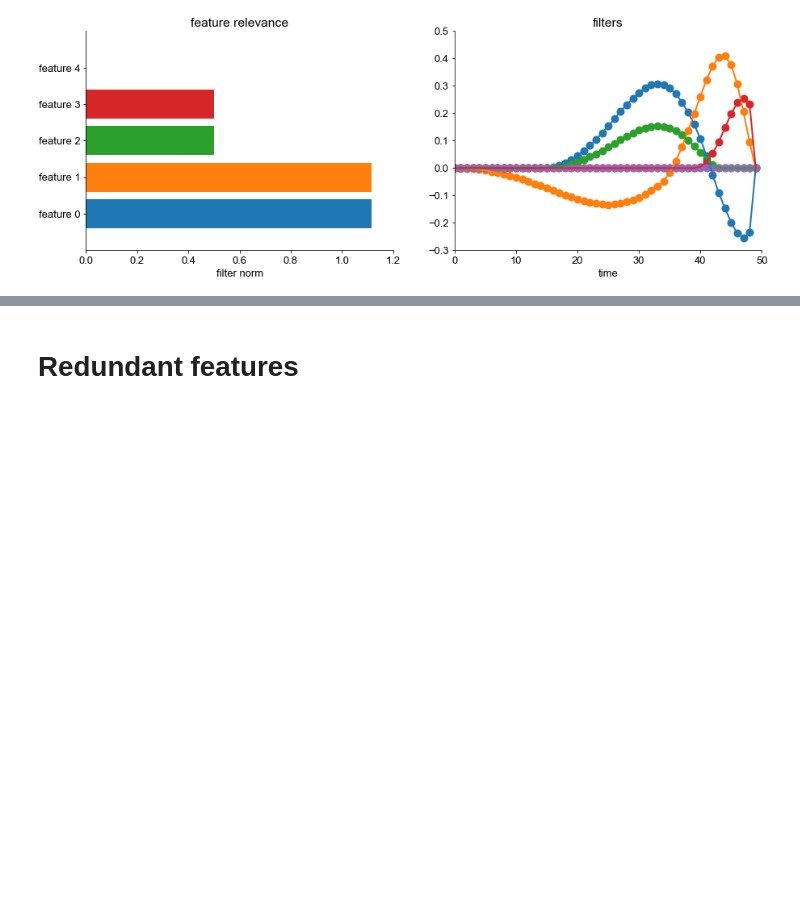
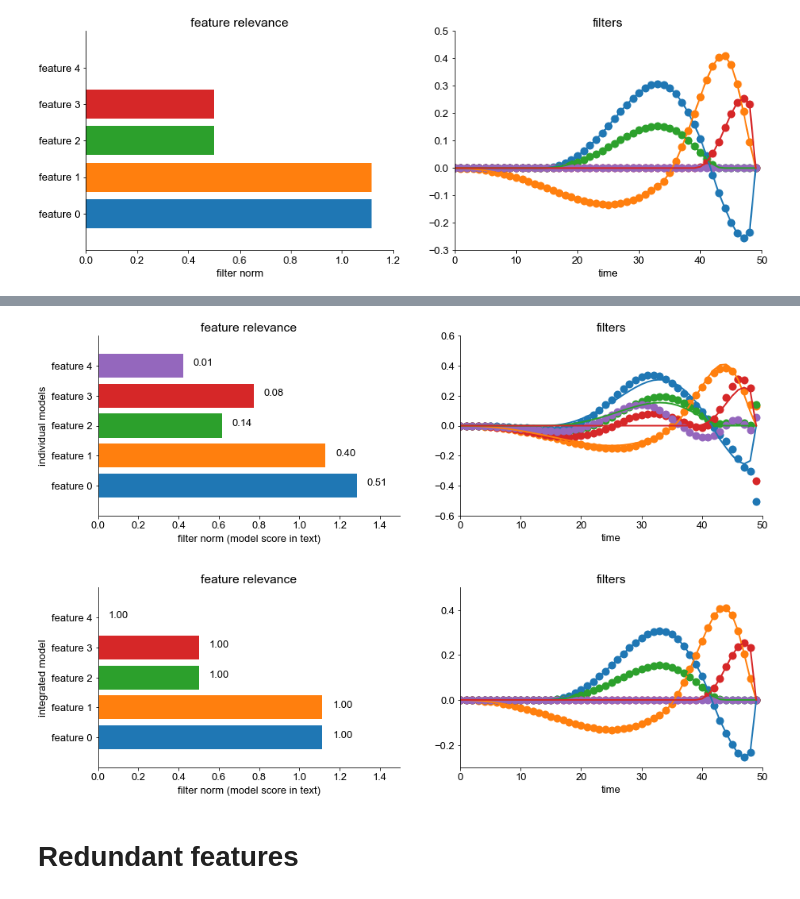
Before and after one commit to janclemenslab/glm_utils, a Jupyter notebook: demo/multiple_inputs.ipynb, the cells around one changed output, grey strips where cells are left out. Saved outputs shown, nothing was run; the diff lists cells and outputs as text; code cells hidden in the pictures; blank space fills up the shorter version.

Commit message:
added individual models

```diff
--- a/demo/multiple_inputs.ipynb
+++ b/demo/multiple_inputs.ipynb
@@ -257,6 +257,10 @@ plt.plot(filters, linewidth=2)
 plt.xlabel('time')
 plt.title('filters')
 plt.show()
+
+# save previous results for comparison
+integrated_model_filters = estimated_filters
+integrated_model_score = lr.score(Xmulti_b, ymulti)
 # %% [output]
 score: 1.0
 [figure]
@@ -263,3 +269,79 @@ score: 1.0
+# %%
+# indidivual basis
+basis_projection = BasisProjection(B)
+
+# lists to collect results per individual model
+scores_list = []
+estimated_filters_list = []
+
+for ii in range(ninputs):
+
+    # time-delay-embedding
+    Xs, ys = time_delay_embedding(x[:,ii], y, window_size=window_size, flatten_inside_window=True)
+
+    # sample
+    Xs = Xs[sample_idxs]
+    ys = ys[sample_idxs]
+
+    # project
+    Xs_b = basis_projection.transform(Xs)
+
+    # train
+    lr = lm.LinearRegression()
+    lr.fit(Xs_b, ys)
+
+    # reconstruct
+    basis_weights = lr.coef_
+    estimated_filters = basis_projection.inverse_transform(basis_weights)
+    estimated_filters = np.squeeze(estimated_filters)    # inverse transform returns a [1, ncoefs] array
+
+    scores_list.append(lr.score(Xs_b, ys))
+    estimated_filters_list.append(estimated_filters)
+
+
+# plot
+features_names = [f'feature {ii}' for ii in range(ninputs)]
+plt.figure(figsize=[15,10])
+plt.subplot(221)
+for ii in range(ninputs):
+    estimated_filter = estimated_filters_list[ii]
+    frob_norm = np.linalg.norm(estimated_filter)
+    plt.barh(ii,frob_norm)
+    plt.text(frob_norm+0.05, ii, s=f"{scores_list[ii]:0.2f}")
+plt.yticks(np.arange(ninputs),features_names)
+plt.xlabel('filter norm (model score in text)')
+plt.title('feature relevance')
+plt.ylabel('individual models')
+plt.xlim([0,1.5])
+plt.subplot(222)
+for ii in range(ninputs):
+    plt.plot(estimated_filters_list[ii], 'o', linewidth=2, markersize=10)
+plt.gca().set_prop_cycle(None)
+plt.plot(filters, linewidth=2)
+plt.xlabel('time')
+plt.title('filters')
+
+plt.subplot(223)
+for ii in range(ninputs):
+    frob_norm = np.linalg.norm(integrated_model_filters[ii*window_size:(ii+1)*window_size])
+    plt.barh(ii,frob_norm)
+    plt.text(frob_norm+0.05, ii, s=f"{integrated_model_score:0.2f}")
+plt.yticks(np.arange(ninputs),features_names)
+plt.xlabel('filter norm (model score in text)')
+plt.title('feature relevance')
+plt.ylabel('integrated model')
+plt.xlim([0,1.5])
+plt.subplot(224)
+for ii in range(ninputs):
+    plt.plot(integrated_model_filters[ii*window_size:(ii+1)*window_size], 'o', linewidth=2, markersize=10)
+plt.gca().set_prop_cycle(None)
+plt.plot(filters, linewidth=2)
+plt.xlabel('time')
+plt.title('filters')
+plt.subplots_adjust(hspace=0.4)
+plt.show()
+# %% [output]
+[figure, added]
 # %% [markdown]
 # Redundant features
 # %%
```
Also changed, not shown: parts of 2 cells of this notebook.
